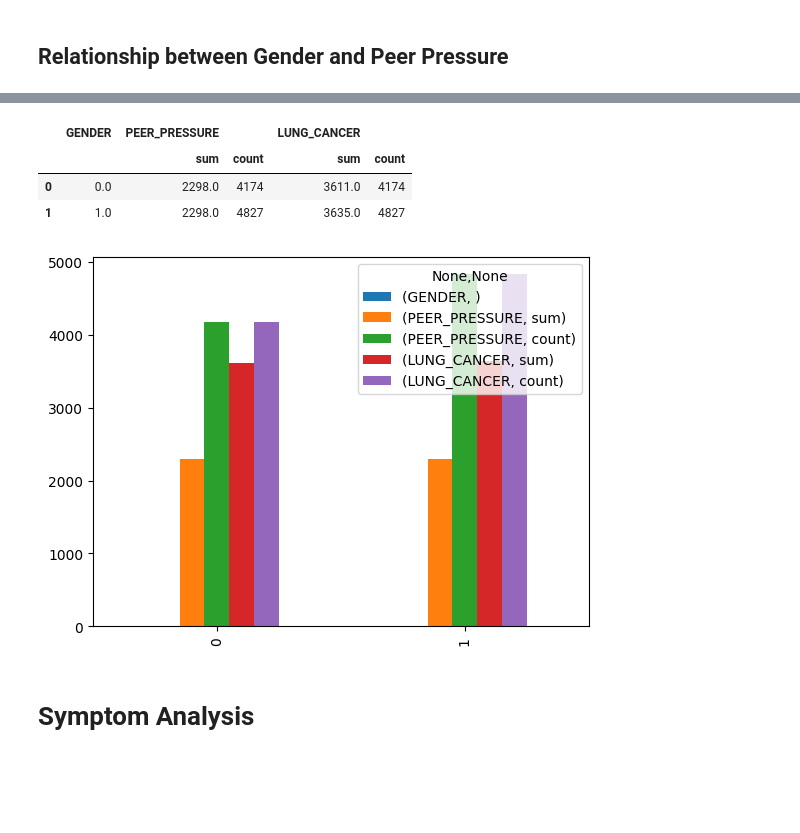
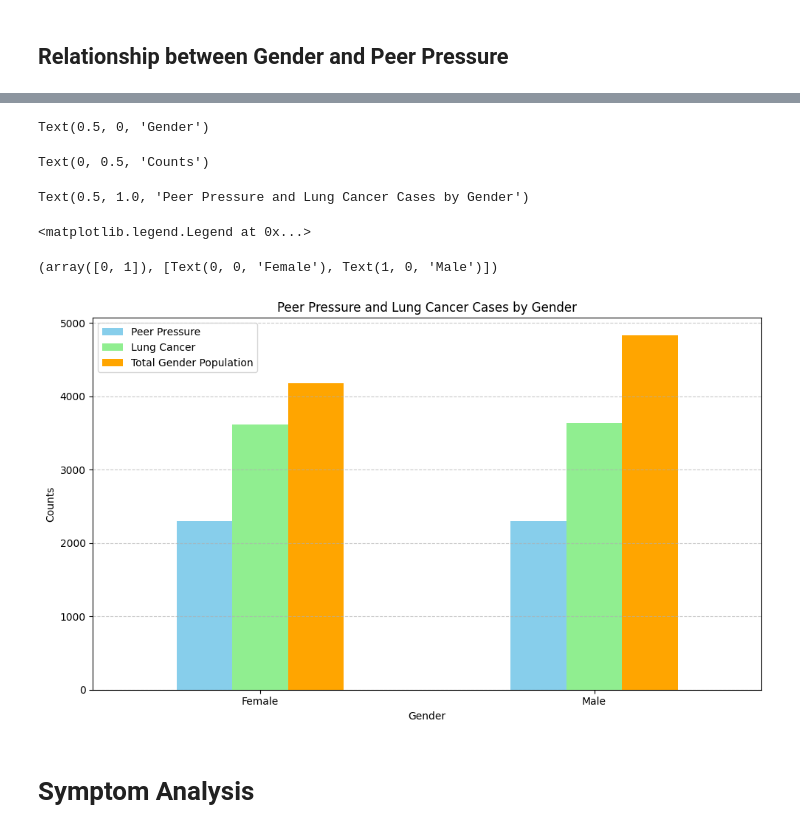
Before and after one commit to mattyapers/DSA312-Lung-Cancer, a Jupyter notebook: LungCancer.ipynb, the cells around one changed output, grey strips where cells are left out. Saved outputs shown, nothing was run; the diff lists cells and outputs as text; code cells hidden in the pictures; blank space fills up the shorter version.

```diff
--- a/LungCancer.ipynb
+++ b/LungCancer.ipynb
@@ -313,4 +369,4 @@ Text(81.0, 6, 'Oldest Male : 79.0 Years Old')
 ## Relationship between Gender and Peer Pressure
 # %%
 gender_peer_age_lung = df[['GENDER','PEER_PRESSURE', 'AGE', 'LUNG_CANCER']]
-# female_peer_age_lung = df[['PEER_PRESSURE', 'AGE', 'LUNG_CANCER']]
+gender_peer_age_lung['GENDER'] = gender_peer_age_lung['GENDER'].replace({0 : 'Female', 1 : 'Male'})
@@ -317,15 +379,34 @@ gender_peer_age_lung = df[['GENDER','PEER_PRESSURE', 'AGE', 'LUNG_CANCER']]
-# %%
-ax = gender_peer_age_lung.groupby('GENDER')[['PEER_PRESSURE','LUNG_CANCER']].agg(['sum','count']).reset_index().plot(
-    kind='bar'
-)
-
-gender_peer_age_lung.groupby('GENDER')[['PEER_PRESSURE','LUNG_CANCER']].agg(['sum','count']).reset_index()
-# %% [output]
-|  | GENDER | PEER_PRESSURE |  | LUNG_CANCER |  |
-|  |  | sum | count | sum | count |
-| 0 | 0.0 | 2298.0 | 4174 | 3611.0 | 4174 |
-| 1 | 1.0 | 2298.0 | 4827 | 3635.0 | 4827 |
-[figure, removed]
+# %%
+# Group by GENDER and aggregate PEER_PRESSURE and LUNG_CANCER with sum and count
+grouped_data = gender_peer_age_lung.groupby('GENDER')[['PEER_PRESSURE', 'LUNG_CANCER']].agg(['sum', 'count']).reset_index()
+grouped_data = grouped_data.drop(columns=[('PEER_PRESSURE', 'count')])
+
+ax = grouped_data.plot(
+    kind='bar',
+    x='GENDER',
+    figsize=(10, 6),
+    color=['skyblue', 'lightgreen',  'orange'],
+    title='Peer Pressure and Lung Cancer by Gender'
+)
+
+ax.set_xlabel('Gender')
+ax.set_ylabel('Counts')
+ax.set_title('Peer Pressure and Lung Cancer Cases by Gender')
+ax.legend(['Peer Pressure','Lung Cancer','Total Gender Population'])
+ax.grid(axis='y', linestyle='--', alpha=0.7)
+
+
+plt.xticks(rotation=0)
+plt.tight_layout()
+
+plt.show()
+# %% [output]
+Text(0.5, 0, 'Gender')
+Text(0, 0.5, 'Counts')
+Text(0.5, 1.0, 'Peer Pressure and Lung Cancer Cases by Gender')
+<matplotlib.legend.Legend at 0x...>
+(array([0, 1]), [Text(0, 0, 'Female'), Text(1, 0, 'Male')])
+[figure, added]
 # %% [markdown]
 # Symptom Analysis
 # %% [markdown]
```
Also changed, not shown: parts of 2 cells of this notebook.
